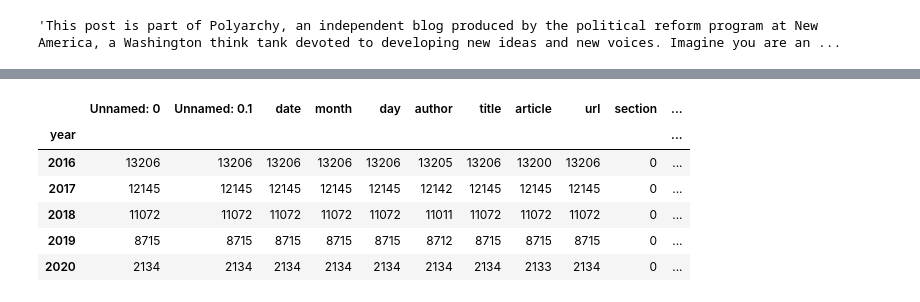
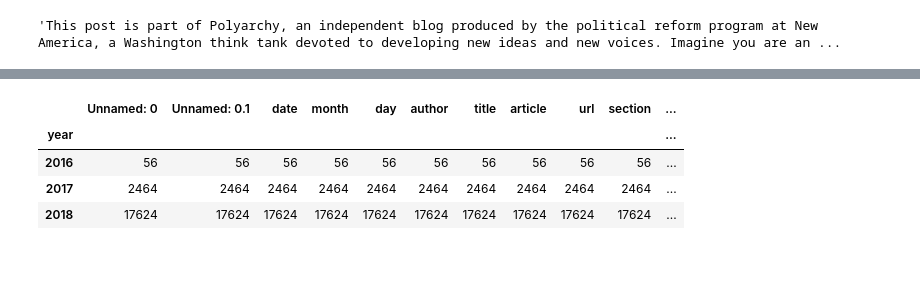
Before and after one commit to abbynewcomb/word_embeddings, a Jupyter notebook: subsetting.ipynb, the cells around one changed output, grey strips where cells are left out. Saved outputs shown, nothing was run; the diff lists cells and outputs as text; code cells hidden in the pictures; blank space fills up the shorter version.

```diff
--- a/subsetting.ipynb
+++ b/subsetting.ipynb
@@ -73,10 +69,8 @@ df.groupby('publication').count()
-# %%
-df[df['publication']=='Vox'].groupby('year').count()
-# %% [output]
-|  | Unnamed: 0 | Unnamed: 0.1 | date | month | day | author | title | article | url | section | ... |
-| year |  |  |  |  |  |  |  |  |  |  | ... |
-| 2016 | 13206 | 13206 | 13206 | 13206 | 13206 | 13205 | 13206 | 13200 | 13206 | 0 | ... |
-| 2017 | 12145 | 12145 | 12145 | 12145 | 12145 | 12142 | 12145 | 12145 | 12145 | 0 | ... |
-| 2018 | 11072 | 11072 | 11072 | 11072 | 11072 | 11011 | 11072 | 11072 | 11072 | 0 | ... |
-| 2019 | 8715 | 8715 | 8715 | 8715 | 8715 | 8712 | 8715 | 8715 | 8715 | 0 | ... |
-| 2020 | 2134 | 2134 | 2134 | 2134 | 2134 | 2134 | 2134 | 2133 | 2134 | 0 | ... |
+# %%
+df[df['publication']=='Fox News'].groupby('year').count()
+# %% [output]
+|  | Unnamed: 0 | Unnamed: 0.1 | date | month | day | author | title | article | url | section | ... |
+| year |  |  |  |  |  |  |  |  |  |  | ... |
+| 2016 | 56 | 56 | 56 | 56 | 56 | 56 | 56 | 56 | 56 | 56 | ... |
+| 2017 | 2464 | 2464 | 2464 | 2464 | 2464 | 2464 | 2464 | 2464 | 2464 | 2464 | ... |
+| 2018 | 17624 | 17624 | 17624 | 17624 | 17624 | 17624 | 17624 | 17624 | 17624 | 17624 | ... |
```
Also changed, not shown: parts of 4 cells of this notebook, 1 other file.
